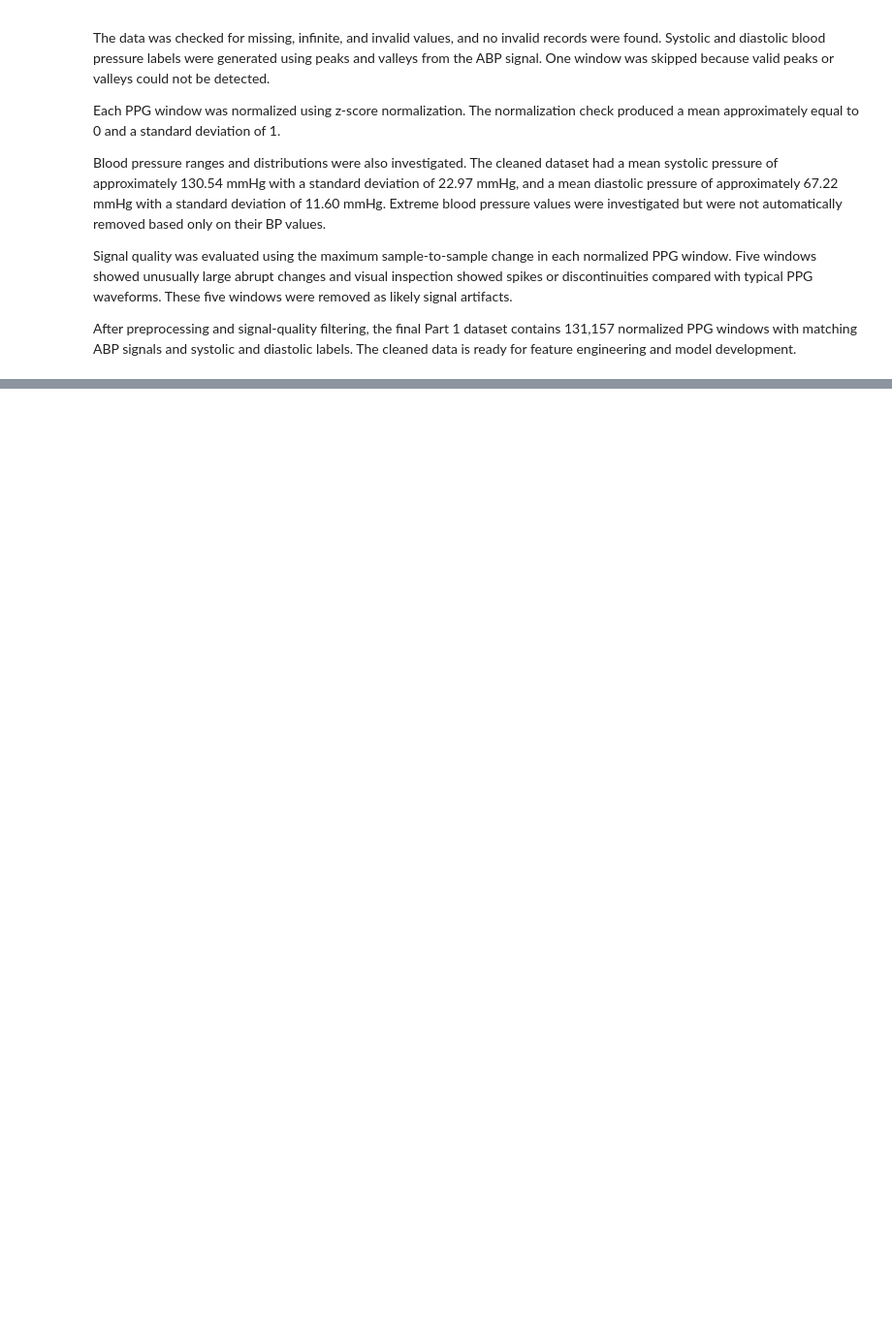
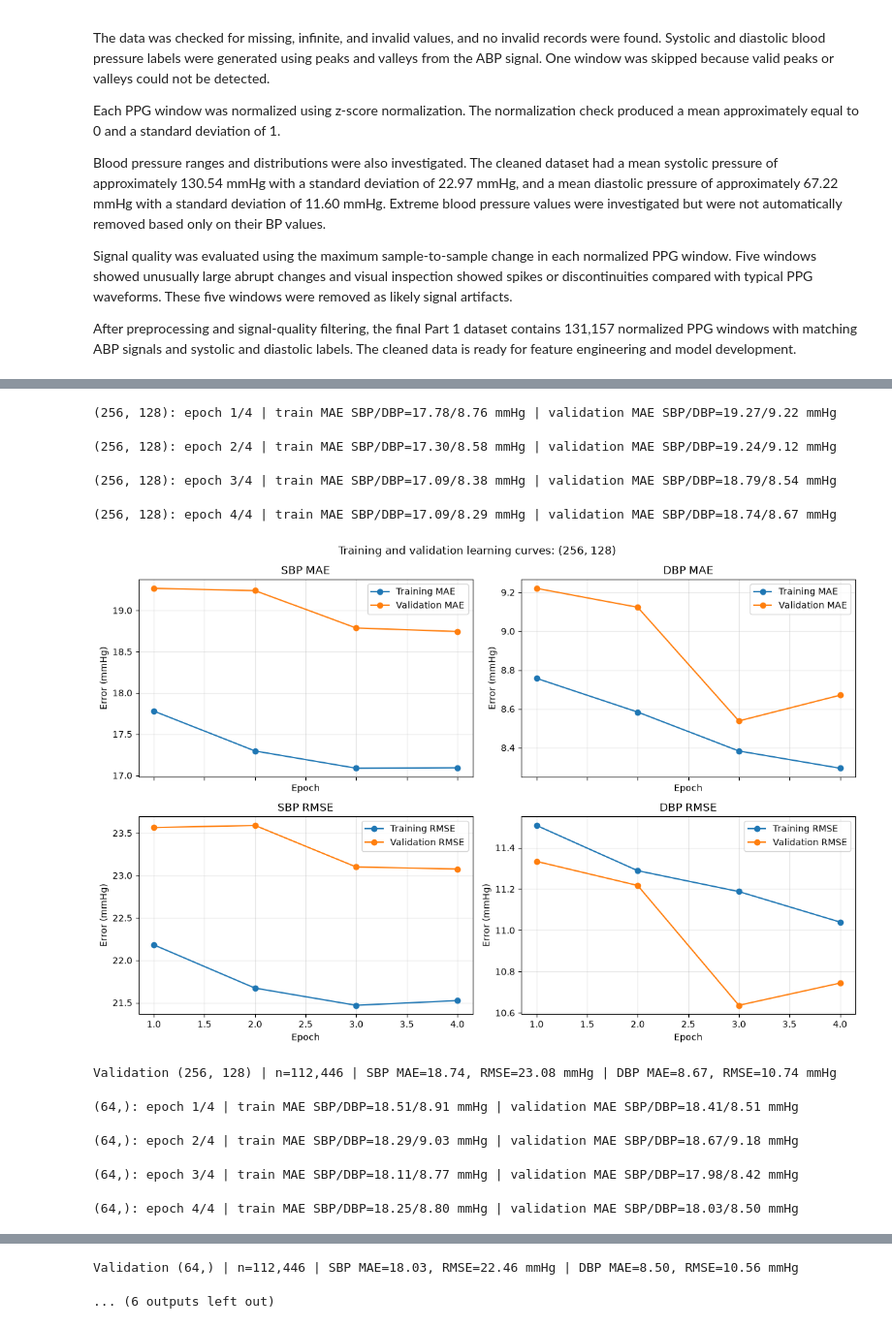
Before and after one commit to Break-Through-Tech/Microsoft-1B-educational-blood-pressure-estimation, a Jupyter notebook: notebooks/Main_Code_main.ipynb, the cells around one changed output, grey strips where cells are left out. Shown at 97% size. Cells and saved outputs as stored; diff of their text form; code cells hidden in the pictures; blank space fills up the shorter version.

Commit message:
incorporation of potential features liek VPG and APG to improve noise vs signal tracking. Graphing of the error loses as well

```diff
--- a/notebooks/Main_Code_main.ipynb
+++ b/notebooks/Main_Code_main.ipynb
@@ -832,12 +834,24 @@ from sklearn.preprocessing import StandardScaler
 
 CHUNK_SIZE = 1024
 OPTIMIZER_BATCH_SIZE = 128
-EPOCHS = 10
-ACTIVATION = "relu"
+EPOCHS = 4
+ACTIVATION = "relu" ##maybe better potential activation functions
 RANDOM_STATE = 42
 
+def build_features(ppg_batch):
+    """Concatenate raw PPG with its 1st derivative (VPG) and 2nd derivative (APG).
+
+    VPG/APG give the MLP explicit slope/curvature structure that a flat
+    vector of amplitudes can't express on its own. This triples input width
+    (625 -> 625 + 624 + 623 = 1872), so watch the train/validation MAE gap
+    for added overfitting, not just the validation MAE itself.
+    """
+    vpg = np.diff(ppg_batch, axis=1)
+    apg = np.diff(ppg_batch, axis=1, n=2)
+    return np.concatenate([ppg_batch, vpg, apg], axis=1)
+
 def iter_clean_batches(part, chunk_size, shuffle=False, rng=None):
-    """Yield aligned PPG/label chunks after the existing spike filter."""
+    """Yield aligned PPG+VPG+APG feature / label chunks after the existing spike filter."""
     all_ppg, _, systolic, diastolic = part
     indices = np.arange(len(all_ppg))
     if shuffle:
@@ -852,7 +866,7 @@ def iter_clean_batches(part, chunk_size, shuffle=False, rng=None):
         if not np.any(clean_mask):
             continue
 
-        x_batch = ppg_batch[clean_mask]
+        x_batch = build_features(ppg_batch[clean_mask])
         y_batch = np.column_stack(
             (systolic[batch_indices][clean_mask],
              diastolic[batch_indices][clean_mask])
@@ -982,30 +996,41 @@ x_scaler, y_scaler, n_comparison_train = fit_scalers(comparison_training_parts)
 
 architectures = [
     (256, 128),  # Wider/deeper candidate: more capacity to learn signal patterns.
     (64,),       # Small baseline: fewer parameters and less model capacity.
     (128, 64),   # Intermediate reference: compare complexity against the others.
 ]
 
 validation_results = {}
 for architecture in architectures:
     candidate_model, history = train_mlp(
         architecture,
         comparison_training_parts,
         [validation_part],
         x_scaler,
         y_scaler,
     )
     mae, rmse, n_validation = evaluate_mlp(
         candidate_model, [validation_part], x_scaler, y_scaler
     )
     validation_results[architecture] = {
         "mae": mae,
         "rmse": rmse,
         "history": history,
     }
     plot_learning_curves(history, architecture)
     print(
         f"Validation {architecture} | n={n_validation:,} | "
         f"SBP MAE={mae[0]:.2f}, RMSE={rmse[0]:.2f} mmHg | "
         f"DBP MAE={mae[1]:.2f}, RMSE={rmse[1]:.2f} mmHg"
     )
+# %% [output]
+(256, 128): epoch 1/4 | train MAE SBP/DBP=17.78/8.76 mmHg | validation MAE SBP/DBP=19.27/9.22 mmHg
+(256, 128): epoch 2/4 | train MAE SBP/DBP=17.30/8.58 mmHg | validation MAE SBP/DBP=19.24/9.12 mmHg
+(256, 128): epoch 3/4 | train MAE SBP/DBP=17.09/8.38 mmHg | validation MAE SBP/DBP=18.79/8.54 mmHg
+(256, 128): epoch 4/4 | train MAE SBP/DBP=17.09/8.29 mmHg | validation MAE SBP/DBP=18.74/8.67 mmHg
+[figure, added]
+Validation (256, 128) | n=112,446 | SBP MAE=18.74, RMSE=23.08 mmHg | DBP MAE=8.67, RMSE=10.74 mmHg
+(64,): epoch 1/4 | train MAE SBP/DBP=18.51/8.91 mmHg | validation MAE SBP/DBP=18.41/8.51 mmHg
+(64,): epoch 2/4 | train MAE SBP/DBP=18.29/9.03 mmHg | validation MAE SBP/DBP=18.67/9.18 mmHg
+(64,): epoch 3/4 | train MAE SBP/DBP=18.11/8.77 mmHg | validation MAE SBP/DBP=17.98/8.42 mmHg
+(64,): epoch 4/4 | train MAE SBP/DBP=18.25/8.80 mmHg | validation MAE SBP/DBP=18.03/8.50 mmHg
@@ -1011,0 +1038,2 @@ for architecture in architectures:
+Validation (64,) | n=112,446 | SBP MAE=18.03, RMSE=22.46 mmHg | DBP MAE=8.50, RMSE=10.56 mmHg
+... (6 outputs left out)
```
Also changed, not shown: parts of 4 cells of this notebook.
